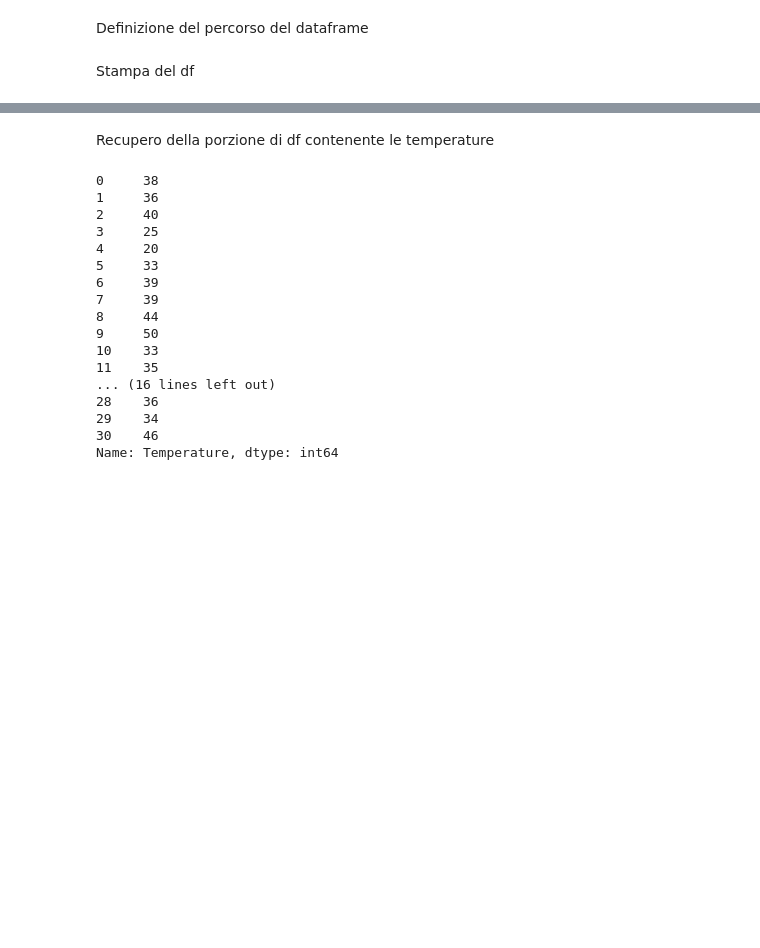
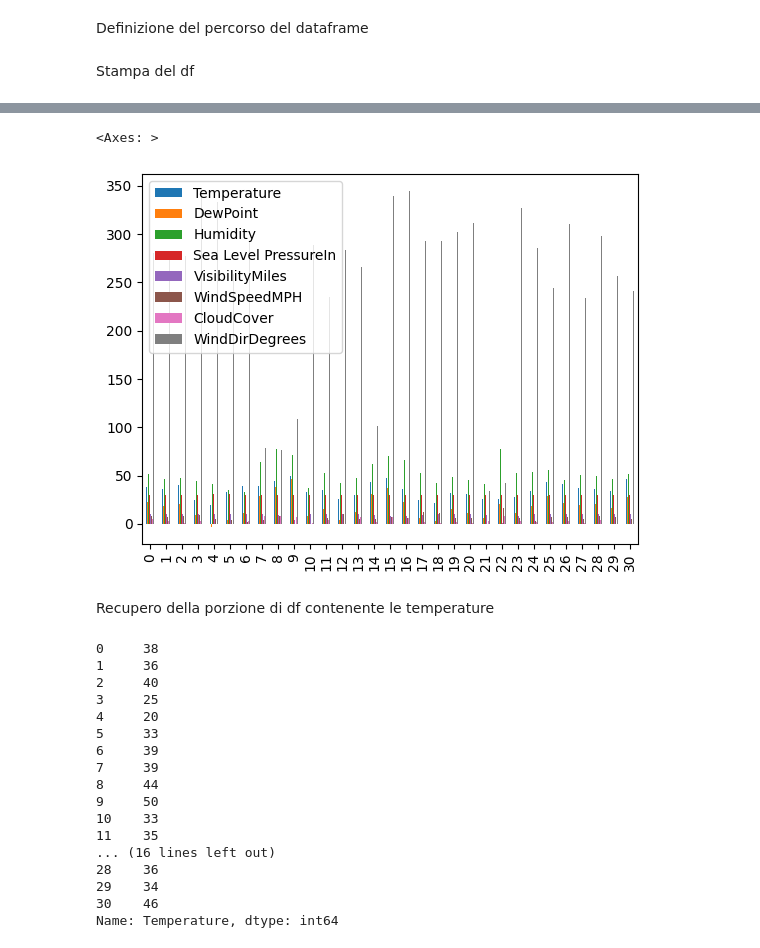
Before and after one commit to fedec1/preparation, a Jupyter notebook: main-analysis.ipynb, the cells around one changed output, grey strips where cells are left out. Cells and saved outputs as stored; diff of their text form; code cells hidden in the pictures; blank space fills up the shorter version.

```diff
--- a/main-analysis.ipynb
+++ b/main-analysis.ipynb
@@ -34,6 +34,11 @@ display(df)
 | 28 | 1/29/2016 | 36 | 21 | 50 | 29.58 | 10 | 8.0 | ... |
 | 29 | 1/30/2016 | 34 | 16 | 46 | 30.01 | 10 | 7.0 | ... |
 | 30 | 1/31/2016 | 46 | 28 | 52 | 29.90 | 10 | 5.0 | ... |
+# %%
+df.plot.bar()
+# %% [output]
+<Axes: >
+[figure, added]
 # %% [markdown]
 Recupero della porzione di df contenente le temperature
 # %%
```
Also changed, not shown: parts of 4 cells of this notebook, 3 other files.
